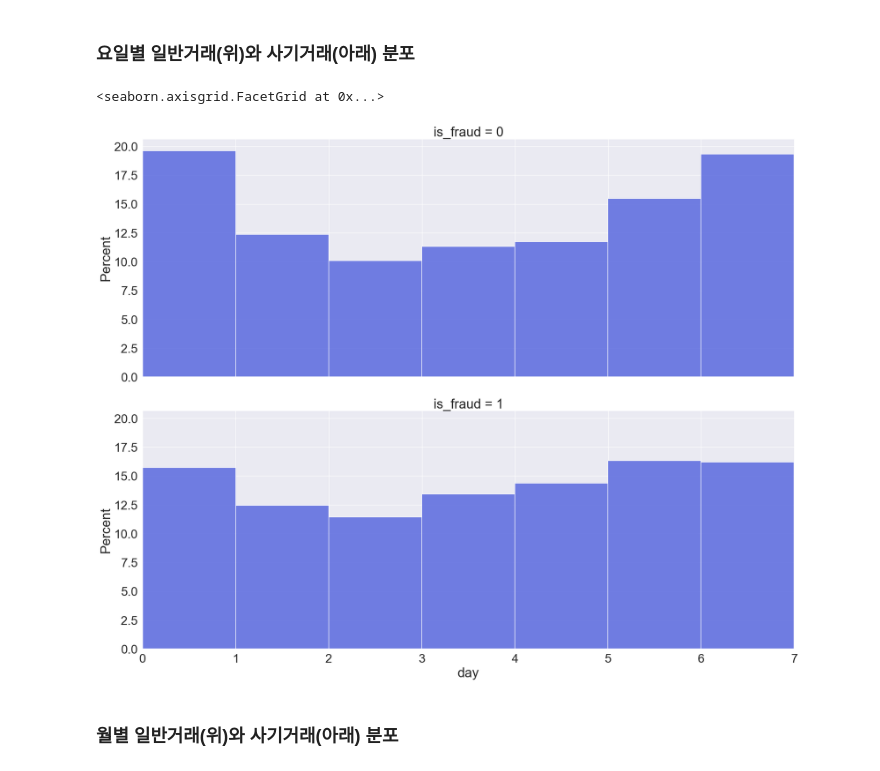
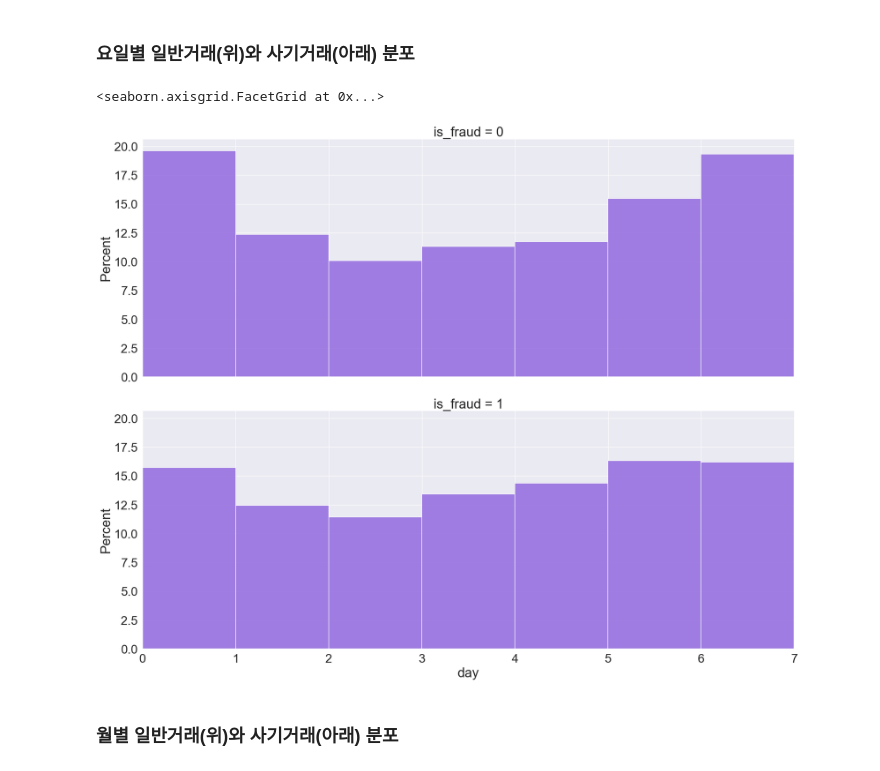
Before and after one commit to InjaeJayLee/mzcard, a Jupyter notebook: notebook.ipynb, the cells around one changed output. Saved outputs shown, nothing was run; the diff lists cells and outputs as text; code cells hidden in the pictures.

Commit message:
more EDA and fixed utils.py functions

```diff
--- a/notebook.ipynb
+++ b/notebook.ipynb
@@ -56,10 +56,10 @@ utils.draw_heatmap(X_train)
 ### 피쳐 추가, 인코딩 및 이름 변경
 # %%
 # 칼럼 이름 변경
-utils.change_column_name(X_train, ("trans_date_trans_time", "trans_time"))
-utils.change_column_name(X_test, ("trans_date_trans_time", "trans_time"))
-utils.change_column_name(X_train, ("category", "merch_cat"))
-utils.change_column_name(X_test, ("category", "merch_cat"))
+X_train.rename(columns={"trans_date_trans_time": "trans_time"}, inplace=True)
+X_test.rename(columns={"trans_date_trans_time": "trans_time"}, inplace=True)
+X_train.rename(columns={"category": "merch_cat"}, inplace=True)
+X_test.rename(columns={"category": "merch_cat"}, inplace=True)
 # 레이블 인코딩
 utils.convert_category_to_num_label(X_train, 'gender')
 utils.convert_category_to_num_label(X_test, 'gender')
@@ -127,10 +165,10 @@ plot.map(sns.histplot, 'hour', stat='percent', binwidth=0.999, color='#CA5359')
 # %%
 day_fraud_df = pd.concat([X_train['day'], y_train], axis=1)
 plot = sns.FacetGrid(day_fraud_df, row='is_fraud', height=8, aspect=2.5, xlim=(0,7))
-plot.map(sns.histplot, 'day', stat='percent', binwidth=0.999, color='#4657DC')
+plot.map(sns.histplot, 'day', stat='percent', binwidth=0.999, color='#8657DC')
 # %% [output]
 <seaborn.axisgrid.FacetGrid at 0x...>
-[figure, old version]
+[figure, new version]
 # %% [markdown]
 ###
 ### 월별 일반거래(위)와 사기거래(아래) 분포
```
Also changed, not shown: parts of 13 cells of this notebook, 1 other file.
